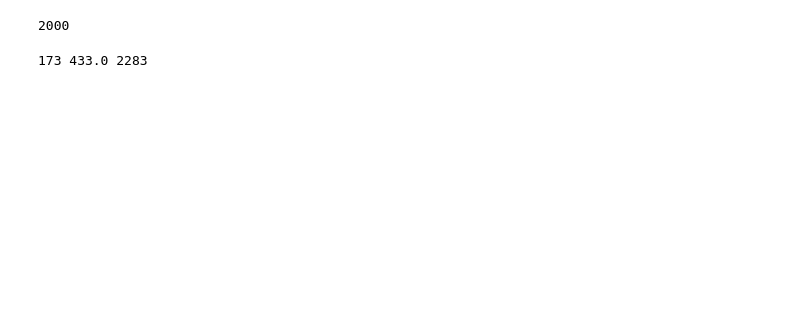
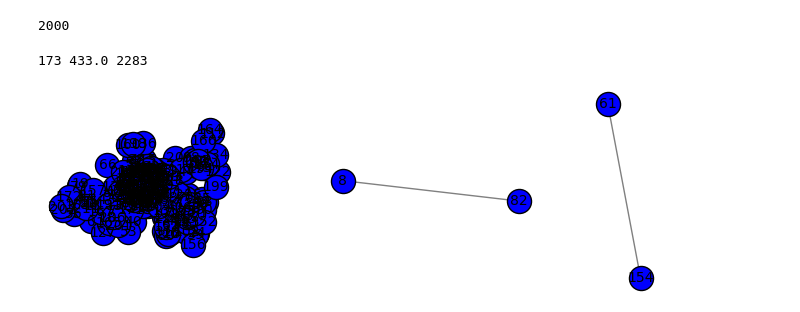
Before and after one commit to arslan-yam/random_walk_kernels_computations, a Jupyter notebook: notebooks/rw_kernels.ipynb, the cells around one changed output. Saved outputs shown, nothing was run; the diff lists cells and outputs as text; code cells hidden in the pictures; blank space fills up the shorter version.

```diff
--- a/notebooks/rw_kernels.ipynb
+++ b/notebooks/rw_kernels.ipynb
@@ -1184,4 +1187,8 @@ sizes = [int(g.num_verts()) for g in sage_graphs_reddit_binary]
 print(min(sizes), np.median(sizes), max(sizes))
 # %% [output]
 173 433.0 2283
+# %%
+sage_graphs_reddit_binary[0].plot(vertex_color="blue", edge_color="gray", vertex_size=300, layout="spring").show()
+# %% [output]
+[figure, added]
 # %%
```
Also changed, not shown: parts of 6 cells of this notebook.
